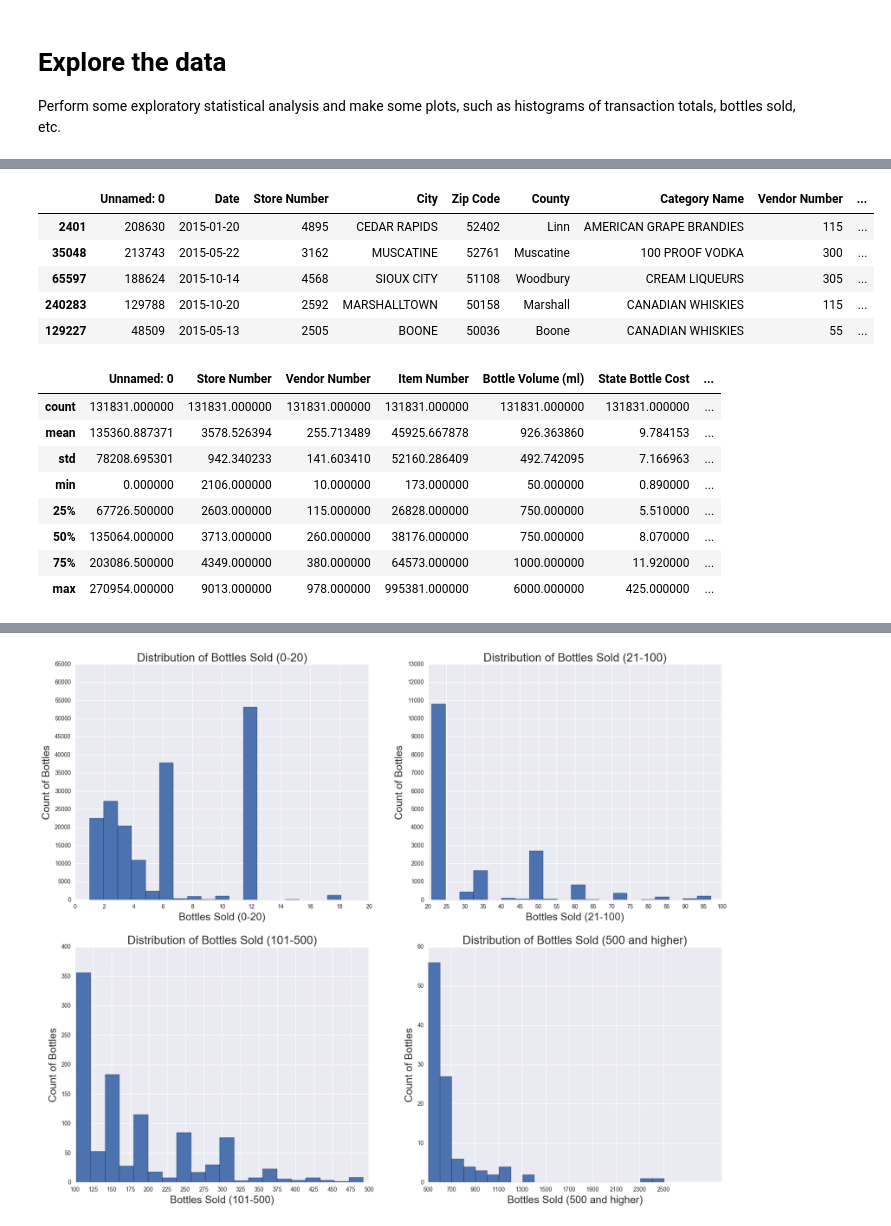
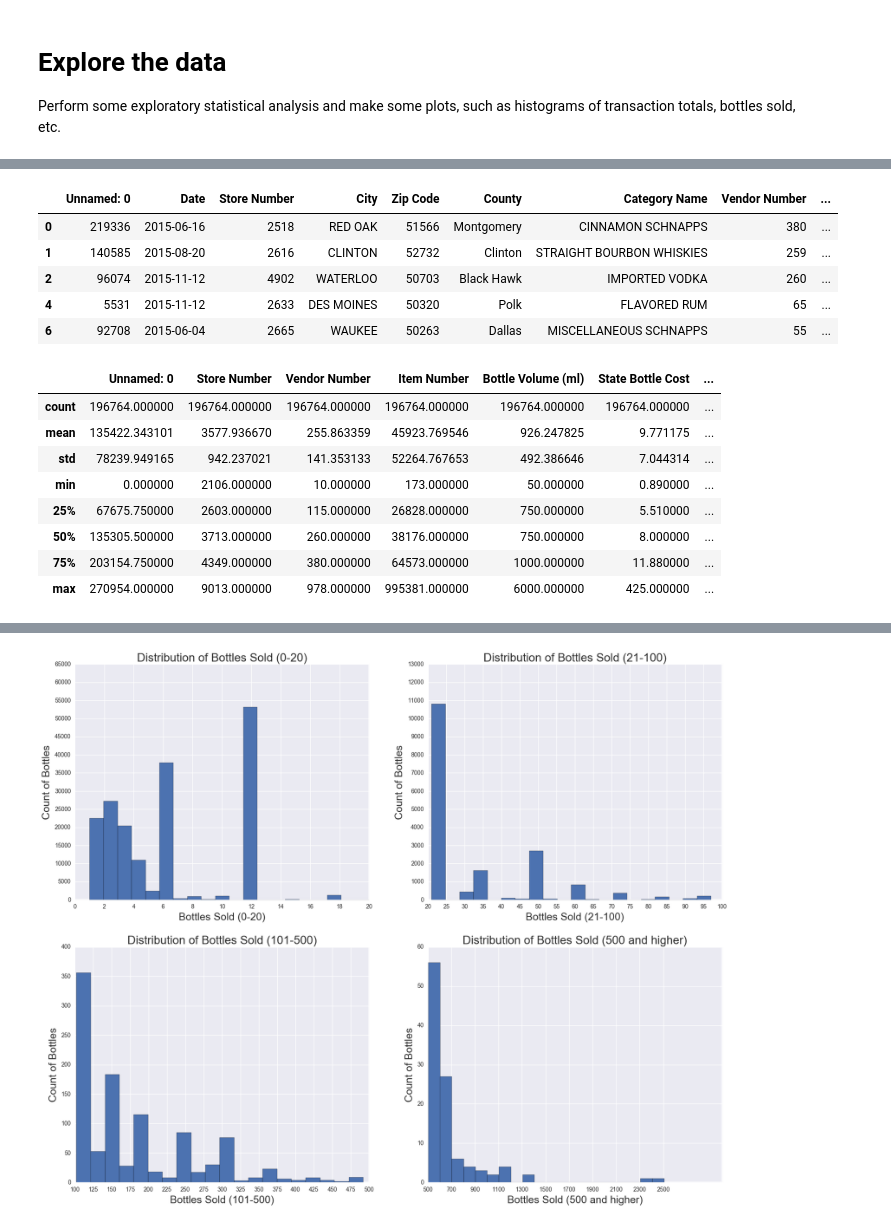
Before and after one commit to tvoreyer/project_3, a Jupyter notebook: starter-code/Project 3 Starter Code.ipynb, the cells around one changed output, grey strips where cells are left out. Cells and saved outputs as stored; diff of their text form; code cells hidden in the pictures.

```diff
--- a/starter-code/Project 3 Starter Code.ipynb
+++ b/starter-code/Project 3 Starter Code.ipynb
@@ -145,21 +125,21 @@ test
 # %%
-train.head()
+df.head()
 # %% [output]
 |  | Unnamed: 0 | Date | Store Number | City | Zip Code | County | Category Name | Vendor Number | ... |
-| 2401 | 208630 | 2015-01-20 | 4895 | CEDAR RAPIDS | 52402 | Linn | AMERICAN GRAPE BRANDIES | 115 | ... |
-| 35048 | 213743 | 2015-05-22 | 3162 | MUSCATINE | 52761 | Muscatine | 100 PROOF VODKA | 300 | ... |
-| 65597 | 188624 | 2015-10-14 | 4568 | SIOUX CITY | 51108 | Woodbury | CREAM LIQUEURS | 305 | ... |
-| 240283 | 129788 | 2015-10-20 | 2592 | MARSHALLTOWN | 50158 | Marshall | CANADIAN WHISKIES | 115 | ... |
-| 129227 | 48509 | 2015-05-13 | 2505 | BOONE | 50036 | Boone | CANADIAN WHISKIES | 55 | ... |
+| 0 | 219336 | 2015-06-16 | 2518 | RED OAK | 51566 | Montgomery | CINNAMON SCHNAPPS | 380 | ... |
+| 1 | 140585 | 2015-08-20 | 2616 | CLINTON | 52732 | Clinton | STRAIGHT BOURBON WHISKIES | 259 | ... |
+| 2 | 96074 | 2015-11-12 | 4902 | WATERLOO | 50703 | Black Hawk | IMPORTED VODKA | 260 | ... |
+| 4 | 5531 | 2015-11-12 | 2633 | DES MOINES | 50320 | Polk | FLAVORED RUM | 65 | ... |
+| 6 | 92708 | 2015-06-04 | 2665 | WAUKEE | 50263 | Dallas | MISCELLANEOUS SCHNAPPS | 55 | ... |
 # %%
-train.describe()
+df.describe()
 # %% [output]
 |  | Unnamed: 0 | Store Number | Vendor Number | Item Number | Bottle Volume (ml) | State Bottle Cost | ... |
-| count | 131831.000000 | 131831.000000 | 131831.000000 | 131831.000000 | 131831.000000 | 131831.000000 | ... |
-| mean | 135360.887371 | 3578.526394 | 255.713489 | 45925.667878 | 926.363860 | 9.784153 | ... |
-| std | 78208.695301 | 942.340233 | 141.603410 | 52160.286409 | 492.742095 | 7.166963 | ... |
+| count | 196764.000000 | 196764.000000 | 196764.000000 | 196764.000000 | 196764.000000 | 196764.000000 | ... |
+| mean | 135422.343101 | 3577.936670 | 255.863359 | 45923.769546 | 926.247825 | 9.771175 | ... |
+| std | 78239.949165 | 942.237021 | 141.353133 | 52264.767653 | 492.386646 | 7.044314 | ... |
 | min | 0.000000 | 2106.000000 | 10.000000 | 173.000000 | 50.000000 | 0.890000 | ... |
-| 25% | 67726.500000 | 2603.000000 | 115.000000 | 26828.000000 | 750.000000 | 5.510000 | ... |
-| 50% | 135064.000000 | 3713.000000 | 260.000000 | 38176.000000 | 750.000000 | 8.070000 | ... |
-| 75% | 203086.500000 | 4349.000000 | 380.000000 | 64573.000000 | 1000.000000 | 11.920000 | ... |
+| 25% | 67675.750000 | 2603.000000 | 115.000000 | 26828.000000 | 750.000000 | 5.510000 | ... |
+| 50% | 135305.500000 | 3713.000000 | 260.000000 | 38176.000000 | 750.000000 | 8.000000 | ... |
+| 75% | 203154.750000 | 4349.000000 | 380.000000 | 64573.000000 | 1000.000000 | 11.880000 | ... |
 | max | 270954.000000 | 9013.000000 | 978.000000 | 995381.000000 | 6000.000000 | 425.000000 | ... |
```
Also changed, not shown: parts of 28 cells of this notebook.
